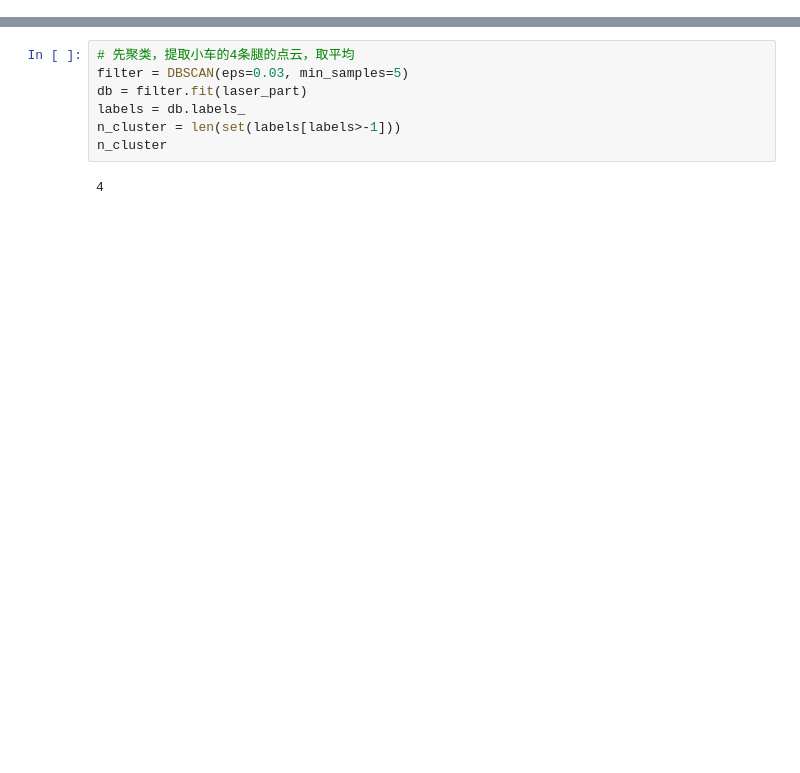
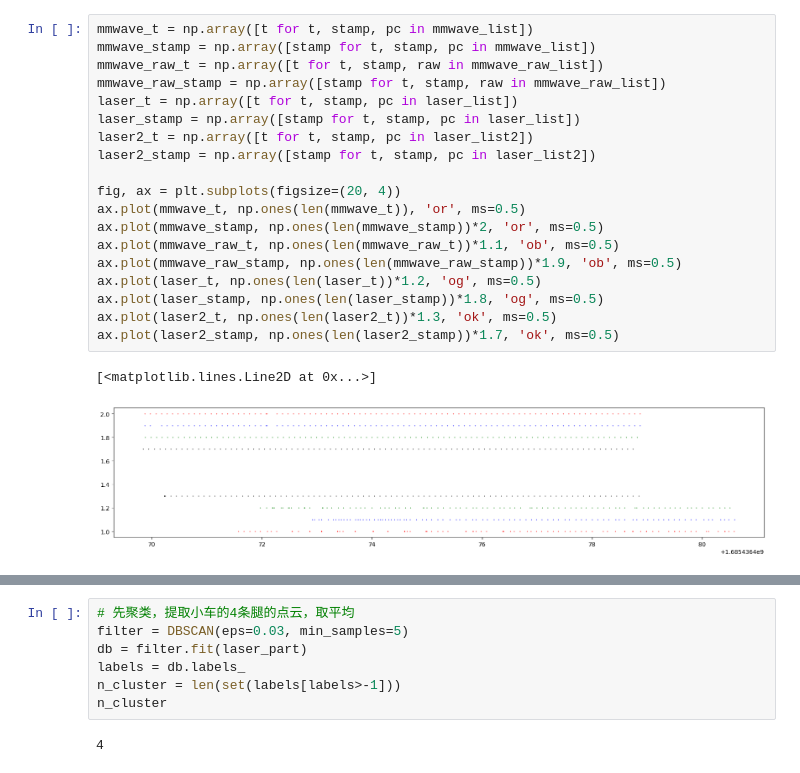
Before and after one commit to JiahuiSun/ackermann_car_nav, a Jupyter notebook: src/mmwave_radar/script/utils/laser_preprocess.ipynb, the cells around one changed output, grey strips where cells are left out. Cells and saved outputs as stored; diff of their text form; blank space fills up the shorter version.

```diff
--- a/src/mmwave_radar/script/utils/laser_preprocess.ipynb
+++ b/src/mmwave_radar/script/utils/laser_preprocess.ipynb
@@ -91,3 +128,25 @@ len(laser_list), len(mmwave_list), min_v1, min_idx1, len(laser_list2), min_v2, m
+# %%
+mmwave_t = np.array([t for t, stamp, pc in mmwave_list])
+mmwave_stamp = np.array([stamp for t, stamp, pc in mmwave_list])
+mmwave_raw_t = np.array([t for t, stamp, raw in mmwave_raw_list])
+mmwave_raw_stamp = np.array([stamp for t, stamp, raw in mmwave_raw_list])
+laser_t = np.array([t for t, stamp, pc in laser_list])
+laser_stamp = np.array([stamp for t, stamp, pc in laser_list])
+laser2_t = np.array([t for t, stamp, pc in laser_list2])
+laser2_stamp = np.array([stamp for t, stamp, pc in laser_list2])
+
+fig, ax = plt.subplots(figsize=(20, 4))
+ax.plot(mmwave_t, np.ones(len(mmwave_t)), 'or', ms=0.5)
+ax.plot(mmwave_stamp, np.ones(len(mmwave_stamp))*2, 'or', ms=0.5)
+ax.plot(mmwave_raw_t, np.ones(len(mmwave_raw_t))*1.1, 'ob', ms=0.5)
+ax.plot(mmwave_raw_stamp, np.ones(len(mmwave_raw_stamp))*1.9, 'ob', ms=0.5)
+ax.plot(laser_t, np.ones(len(laser_t))*1.2, 'og', ms=0.5)
+ax.plot(laser_stamp, np.ones(len(laser_stamp))*1.8, 'og', ms=0.5)
+ax.plot(laser2_t, np.ones(len(laser2_t))*1.3, 'ok', ms=0.5)
+ax.plot(laser2_stamp, np.ones(len(laser2_stamp))*1.7, 'ok', ms=0.5)
+# %% [output]
+[<matplotlib.lines.Line2D at 0x...>]
+[figure, added]
 # %%
 ## 空间对齐
 # 用laser2提取小车位姿
```
Also changed, not shown: parts of 16 cells of this notebook, 1 other file.
